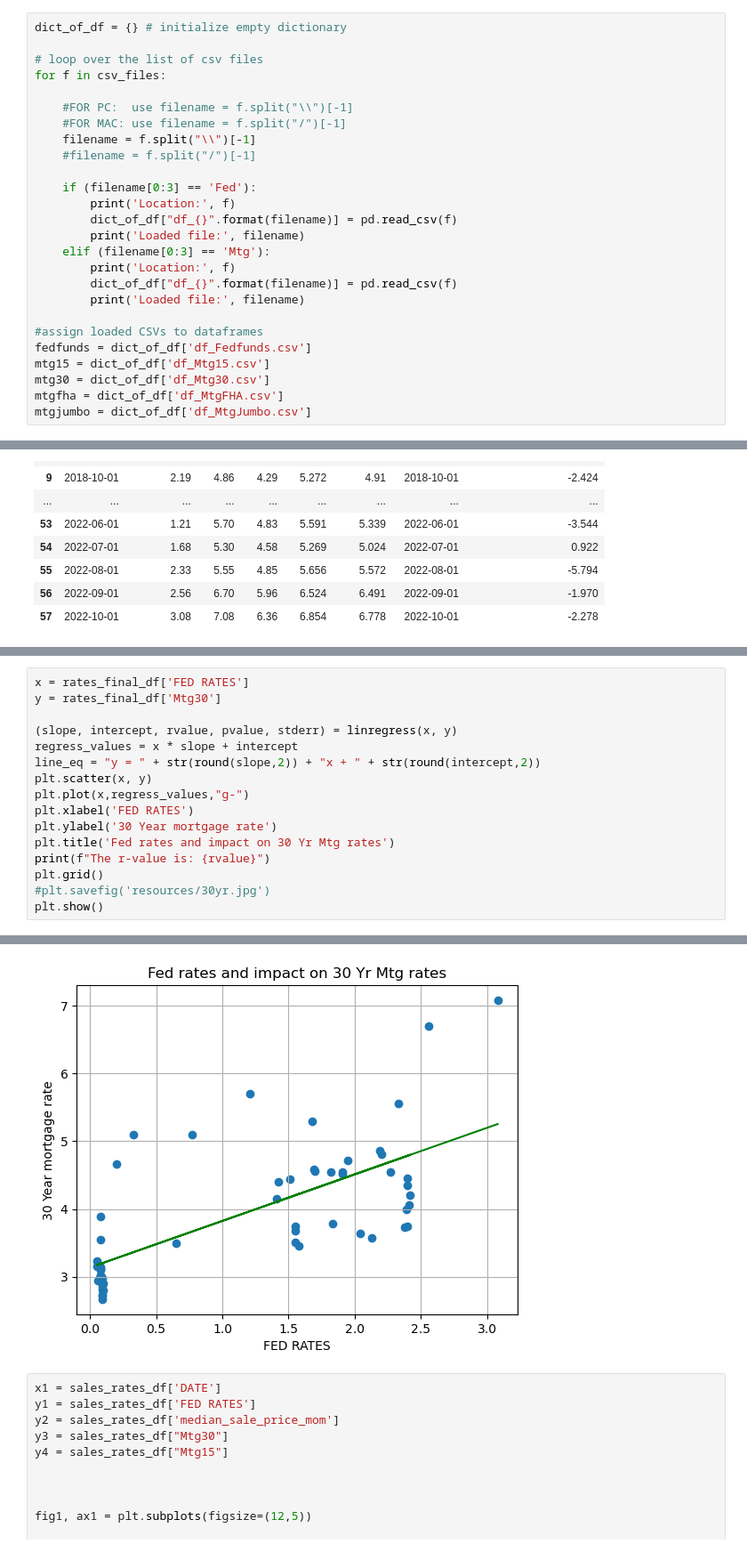
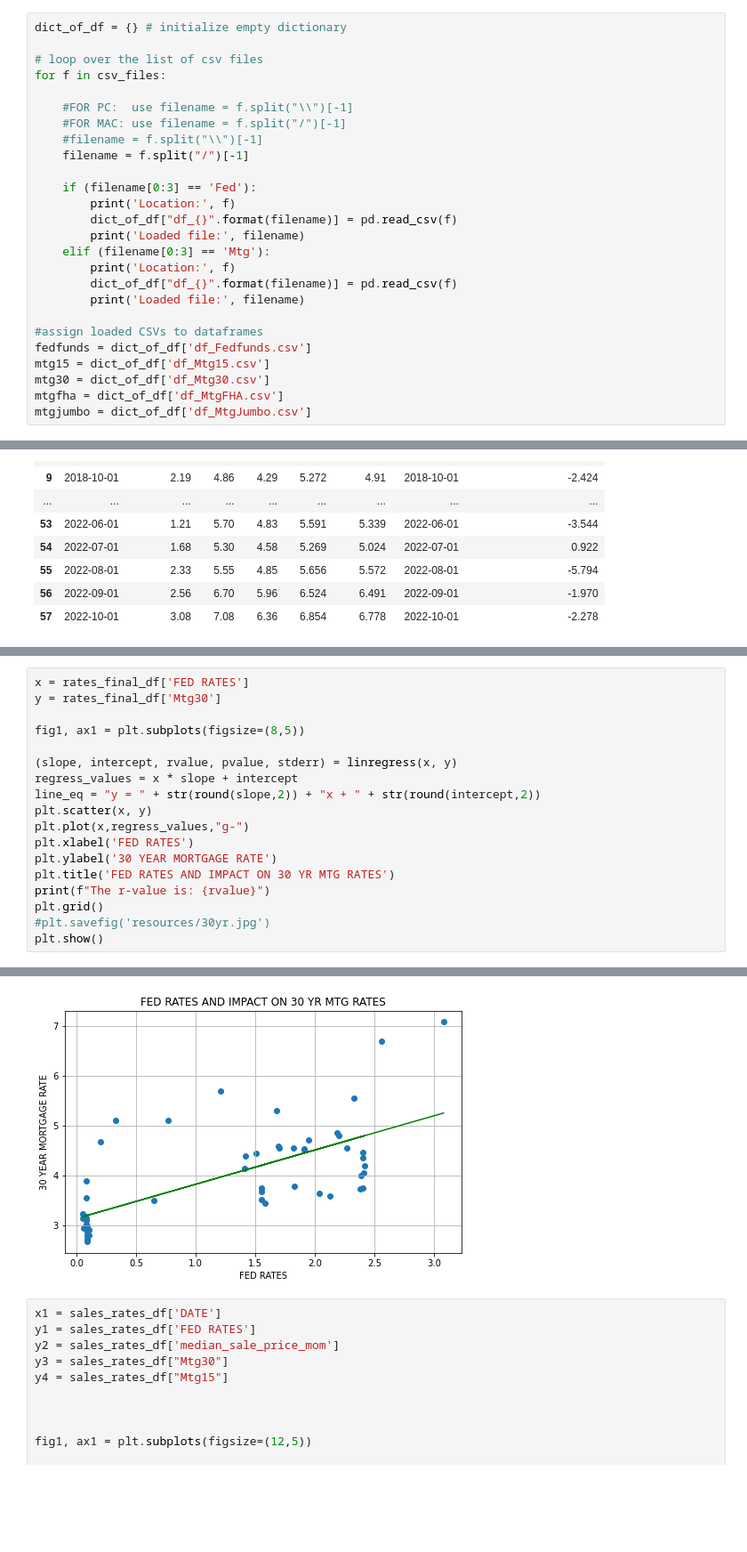
Before and after one commit to zarbin/UTA_Project-1, a Jupyter notebook: final_notebook.ipynb, the cells around one changed output, grey strips where cells are left out. Shown at 89% size. Saved outputs shown, nothing was run; the diff lists cells and outputs as text; blank space fills up the shorter version.

```diff
--- a/final_notebook.ipynb
+++ b/final_notebook.ipynb
@@ -199,8 +199,8 @@ for f in csv_files:
 
     #FOR PC:  use filename = f.split("\\")[-1]
     #FOR MAC: use filename = f.split("/")[-1]
-    filename = f.split("\\")[-1]
-    #filename = f.split("/")[-1]
+    #filename = f.split("\\")[-1]
+    filename = f.split("/")[-1]
 
     if (filename[0:3] == 'Fed'):
         print('Location:', f)
@@ -515,22 +533,24 @@ The r-value is: 0.7357863285908708
 # %%
 x = rates_final_df['FED RATES']
 y = rates_final_df['Mtg30']
+
+fig1, ax1 = plt.subplots(figsize=(8,5))
 
 (slope, intercept, rvalue, pvalue, stderr) = linregress(x, y)
 regress_values = x * slope + intercept
 line_eq = "y = " + str(round(slope,2)) + "x + " + str(round(intercept,2))
 plt.scatter(x, y)
 plt.plot(x,regress_values,"g-")
 plt.xlabel('FED RATES')
-plt.ylabel('30 Year mortgage rate')
-plt.title('Fed rates and impact on 30 Yr Mtg rates')
+plt.ylabel('30 YEAR MORTGAGE RATE')
+plt.title('FED RATES AND IMPACT ON 30 YR MTG RATES')
 print(f"The r-value is: {rvalue}")
 plt.grid()
 #plt.savefig('resources/30yr.jpg')
 plt.show()
 # %% [output]
 The r-value is: 0.6918492755188704
-[figure, old version]
+[figure, new version]
 # %%
 x1 = sales_rates_df['DATE']
 y1 = sales_rates_df['FED RATES']
```
Also changed, not shown: parts of 17 cells of this notebook, 1 other file.
